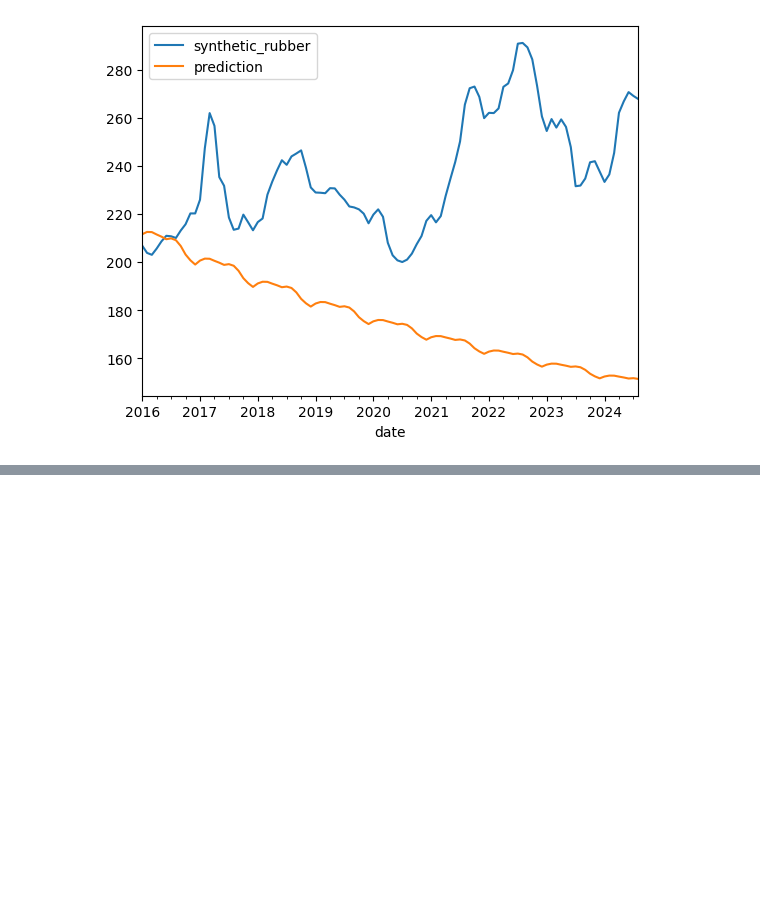
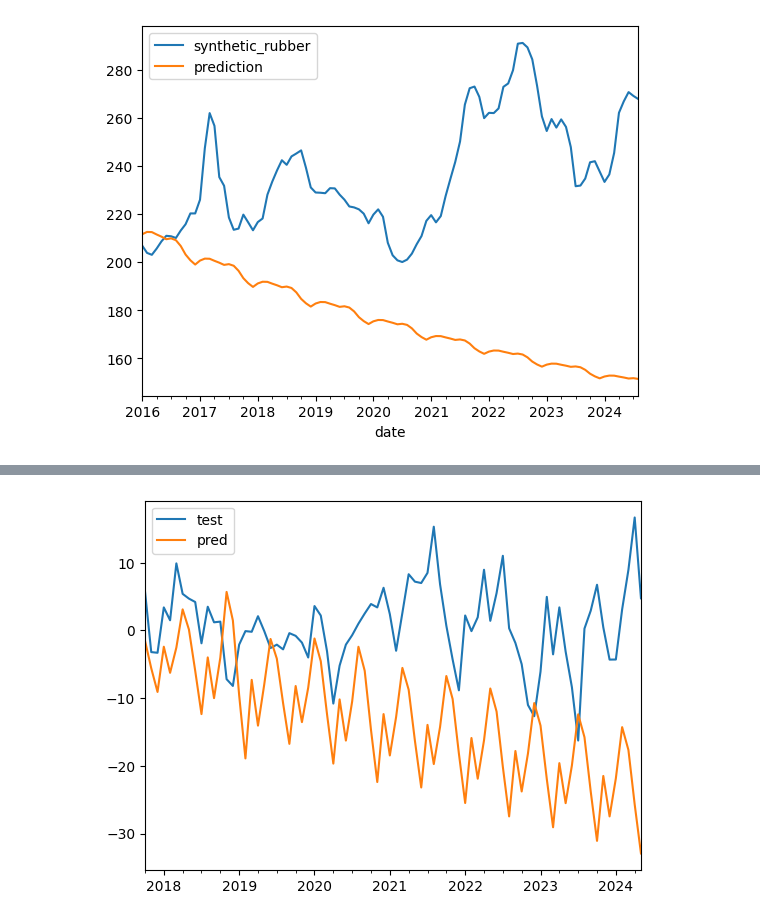
Before and after one commit to DavidGuzzi/TSA, a Jupyter notebook: synthetic_rubber.ipynb, the cells around one changed output, grey strips where cells are left out. Cells and saved outputs as stored; diff of their text form; code cells hidden in the pictures; blank space fills up the shorter version.

```diff
--- a/synthetic_rubber.ipynb
+++ b/synthetic_rubber.ipynb
@@ -332,0 +466,6 @@ See the caveats in the documentation: https://pandas.pydata.org/pandas-docs/stab
+# %%
+pred = model_autoARIMA.predict(x1.shape[0])
+
+pd.DataFrame({'test':x1,'pred':pred}).plot();plt.show()
+# %% [output]
+[figure, added]
```
Also changed, not shown: parts of 13 cells of this notebook.
